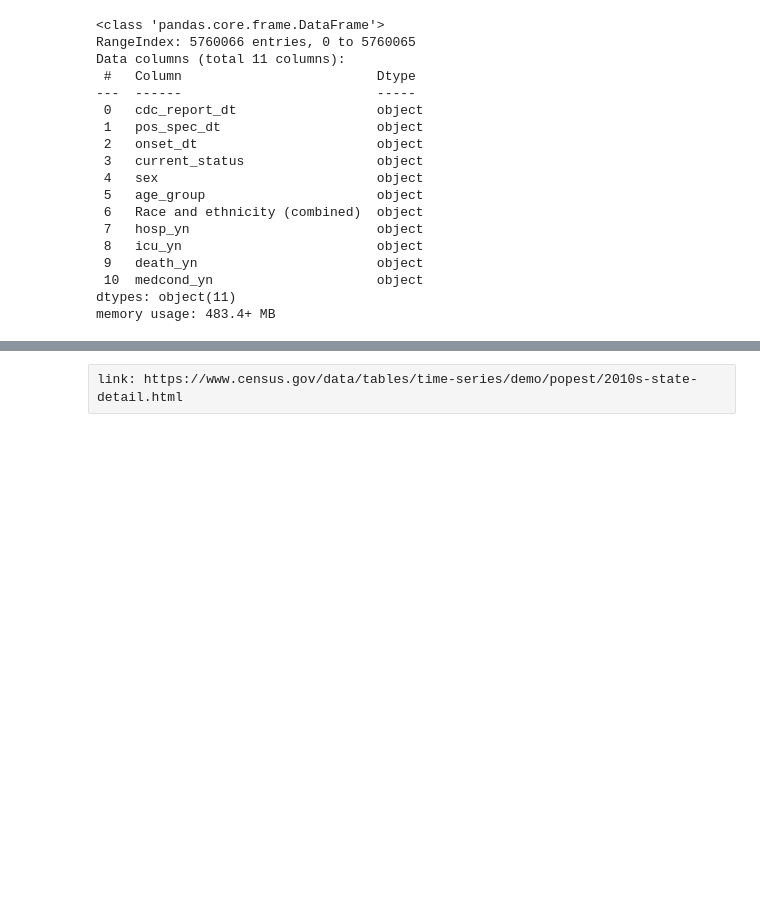
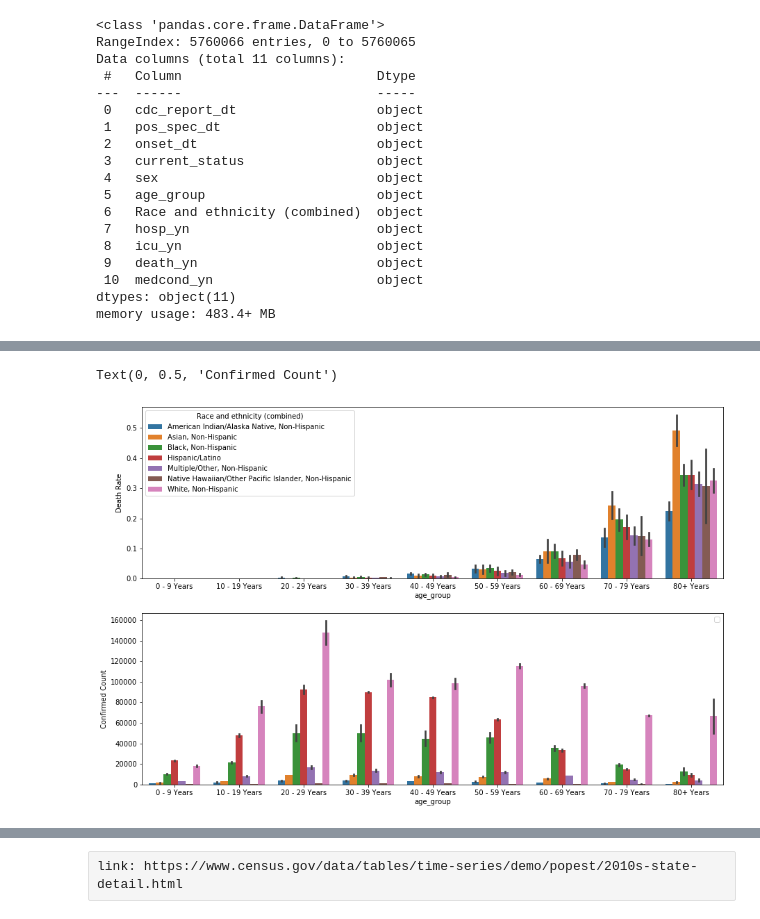
Before and after one commit to zl3311/COVID_prediction_US, a Jupyter notebook: EDA.ipynb, the cells around one changed output, grey strips where cells are left out. Saved outputs shown, nothing was run; the diff lists cells and outputs as text; code cells hidden in the pictures; blank space fills up the shorter version.

```diff
--- a/EDA.ipynb
+++ b/EDA.ipynb
@@ -75,0 +93,11 @@ DeathRate.groupby(["sex", "age_group", "Race and ethnicity (combined)"]).mean()
+# %%
+fig, axs = plt.subplots(2,1,figsize=(15,10))
+sns.barplot(data=df_sum_dr, x="age_group", y="deathmean", hue="Race and ethnicity (combined)", ax=axs[0])
+axs[0].set_ylabel("Death Rate")
+
+sns.barplot(data=df_sum_dr, x="age_group", y="deathcount", hue="Race and ethnicity (combined)", ax=axs[1])
+axs[1].legend('')
+axs[1].set_ylabel('Confirmed Count')
+# %% [output]
+Text(0, 0.5, 'Confirmed Count')
+[figure, added]
```
Also changed, not shown: parts of 32 cells of this notebook.
